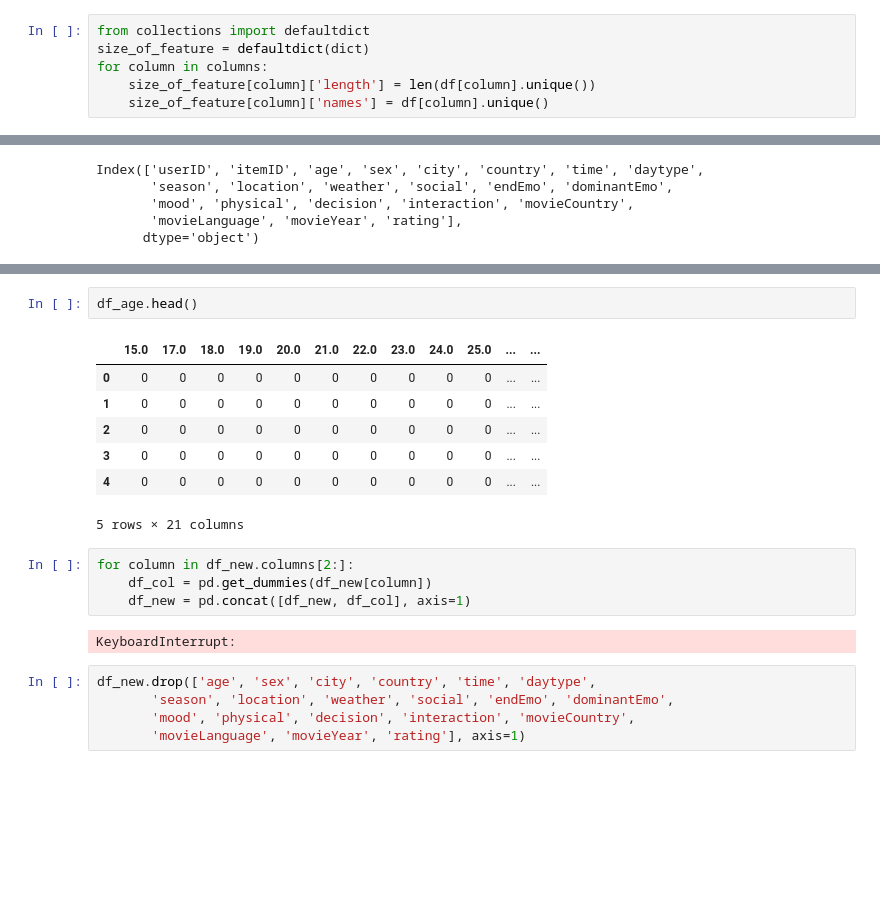
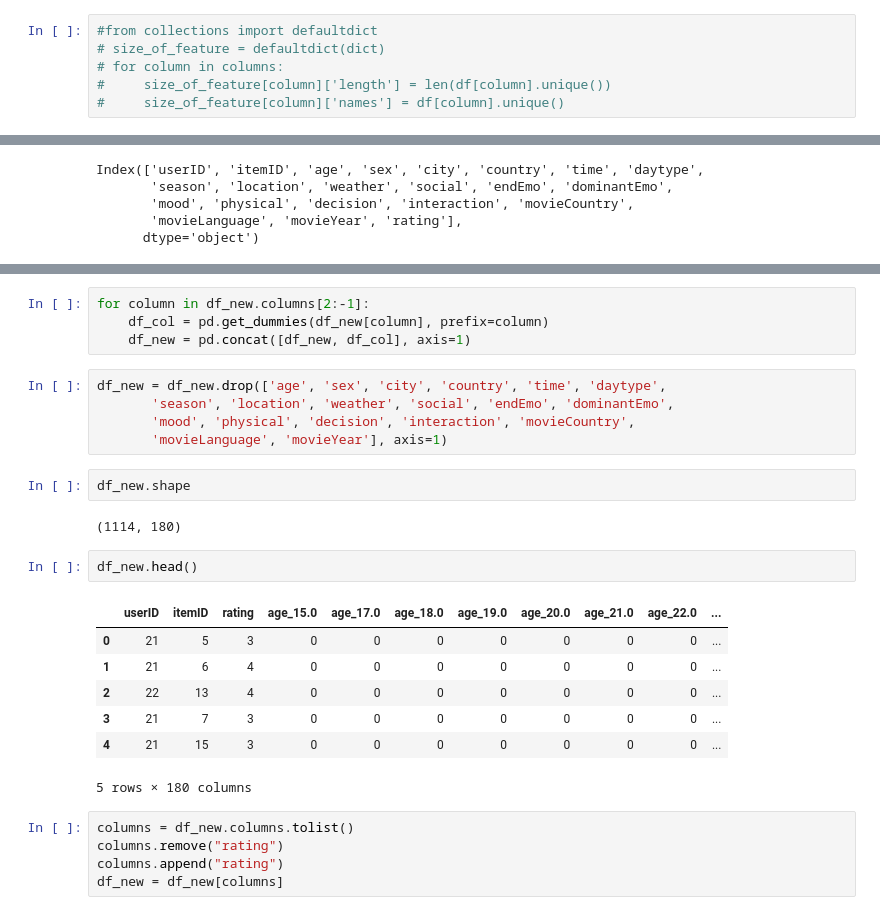
Before and after one commit to iamnewneo/Context-Aware-Recommender-System, a Jupyter notebook: DCW.ipynb, the cells around one changed output, grey strips where cells are left out. Cells and saved outputs as stored; diff of their text form; blank space fills up the shorter version.

```diff
--- a/DCW.ipynb
+++ b/DCW.ipynb
@@ -201,11 +201,11 @@ Index(['age', 'sex', 'city', 'country', 'time', 'daytype', 'season',
        'actor2', 'actor3', 'budget'],
       dtype='object')
 # %%
-from collections import defaultdict
-size_of_feature = defaultdict(dict)
-for column in columns:
-    size_of_feature[column]['length'] = len(df[column].unique())
-    size_of_feature[column]['names'] = df[column].unique()
+#from collections import defaultdict
+# size_of_feature = defaultdict(dict)
+# for column in columns:
+#     size_of_feature[column]['length'] = len(df[column].unique())
+#     size_of_feature[column]['names'] = df[column].unique()
 # %%
 #size_of_feature
 # %%
@@ -306,21 +290,28 @@ df_age = pd.get_dummies(df.age)
+# %%
+for column in df_new.columns[2:-1]:
+    df_col = pd.get_dummies(df_new[column], prefix=column)
+    df_new = pd.concat([df_new, df_col], axis=1)
+# %%
+df_new = df_new.drop(['age', 'sex', 'city', 'country', 'time', 'daytype',
+       'season', 'location', 'weather', 'social', 'endEmo', 'dominantEmo',
+       'mood', 'physical', 'decision', 'interaction', 'movieCountry',
+       'movieLanguage', 'movieYear'], axis=1)
+# %%
+df_new.shape
+# %% [output]
+(1114, 180)
 # %%
-df_age.head()
+df_new.head()
 # %% [output]
-|  | 15.0 | 17.0 | 18.0 | 19.0 | 20.0 | 21.0 | 22.0 | 23.0 | 24.0 | 25.0 | ... | ... |
-| 0 | 0 | 0 | 0 | 0 | 0 | 0 | 0 | 0 | 0 | 0 | ... | ... |
-| 1 | 0 | 0 | 0 | 0 | 0 | 0 | 0 | 0 | 0 | 0 | ... | ... |
-| 2 | 0 | 0 | 0 | 0 | 0 | 0 | 0 | 0 | 0 | 0 | ... | ... |
-| 3 | 0 | 0 | 0 | 0 | 0 | 0 | 0 | 0 | 0 | 0 | ... | ... |
-| 4 | 0 | 0 | 0 | 0 | 0 | 0 | 0 | 0 | 0 | 0 | ... | ... |
+|  | userID | itemID | rating | age_15.0 | age_17.0 | age_18.0 | age_19.0 | age_20.0 | age_21.0 | age_22.0 | ... |
+| 0 | 21 | 5 | 3 | 0 | 0 | 0 | 0 | 0 | 0 | 0 | ... |
+| 1 | 21 | 6 | 4 | 0 | 0 | 0 | 0 | 0 | 0 | 0 | ... |
+| 2 | 22 | 13 | 4 | 0 | 0 | 0 | 0 | 0 | 0 | 0 | ... |
+| 3 | 21 | 7 | 3 | 0 | 0 | 0 | 0 | 0 | 0 | 0 | ... |
+| 4 | 21 | 15 | 3 | 0 | 0 | 0 | 0 | 0 | 0 | 0 | ... |
-5 rows × 21 columns
+5 rows × 180 columns
-# %%
-for column in df_new.columns[2:]:
-    df_col = pd.get_dummies(df_new[column])
-    df_new = pd.concat([df_new, df_col], axis=1)
-# %% [output]
-KeyboardInterrupt:
-# %%
-df_new.drop(['age', 'sex', 'city', 'country', 'time', 'daytype',
-       'season', 'location', 'weather', 'social', 'endEmo', 'dominantEmo',
-       'mood', 'physical', 'decision', 'interaction', 'movieCountry',
-       'movieLanguage', 'movieYear', 'rating'], axis=1)
+# %%
+columns = df_new.columns.tolist()
+columns.remove("rating")
+columns.append("rating")
+df_new = df_new[columns]
```
Also changed, not shown: parts of 14 cells of this notebook.
